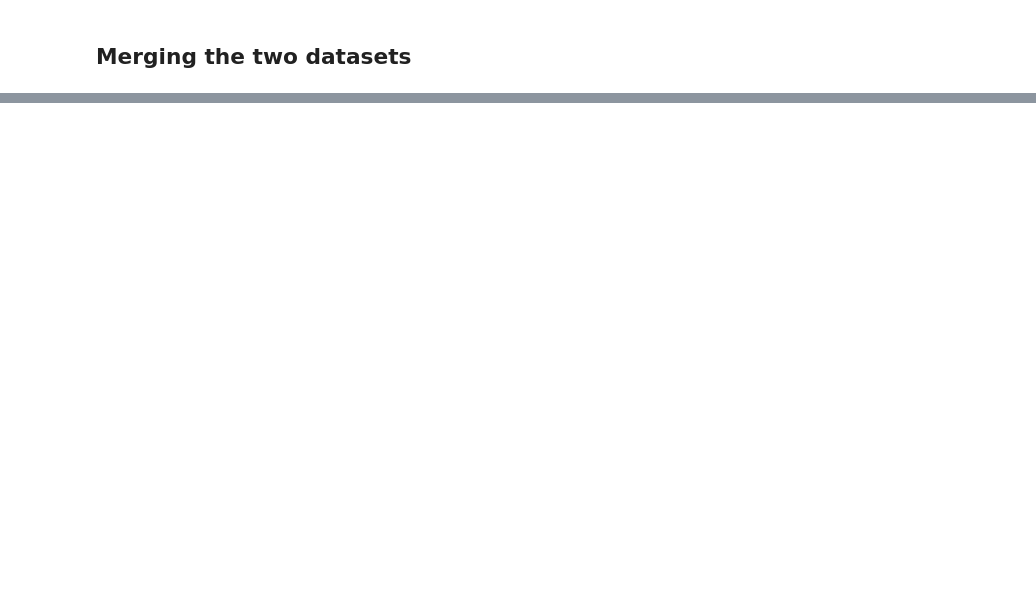
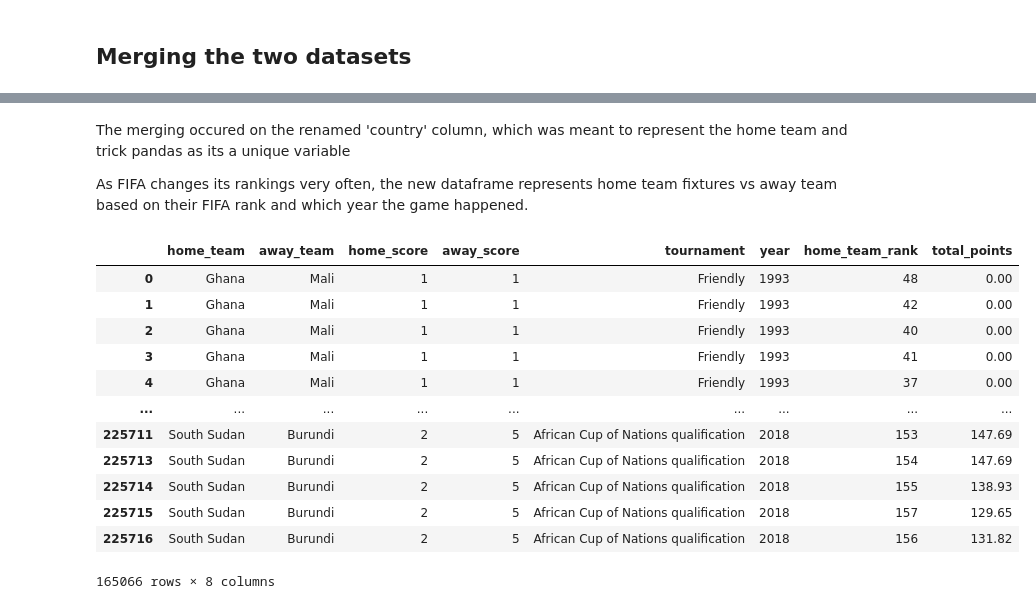
Before and after one commit to mbururyan/Football-match-predictor, a Jupyter notebook: scores_regression.ipynb, the cells around one changed output, grey strips where cells are left out. Saved outputs shown, nothing was run; the diff lists cells and outputs as text; code cells hidden in the pictures; blank space fills up the shorter version.

Commit message:
did cleaning and merged the datasets

```diff
--- a/scores_regression.ipynb
+++ b/scores_regression.ipynb
@@ -320,3 +342,7 @@ new_results
 | 40837 | Tajikistan | North Korea | 0 | 1 | Intercontinental Cup | 2019 |
 | 40838 | Papua New Guinea | Fiji | 1 | 1 | Pacific Games | 2019 |
 23478 rows × 6 columns
+# %%
+# rename home team name for merging
+new_results.rename(columns={'home_team' : 'country'}, inplace=True)
+new_results
@@ -323,2 +363,8 @@ new_results
 # %% [markdown]
 ## Merging the two datasets
+# %%
+# Merged the two datasets
+merge_one = pd.merge(new_results, new_rank, how='inner')
+#Dropped duplicates
+merge_one = merge_one.drop_duplicates()
+merge_one
@@ -324,0 +385,4 @@ new_results
+# %% [markdown]
+The merging occured on the renamed 'country' column, which was meant to represent the home team and trick pandas as its a unique variable
+
+As FIFA changes its rankings very often, the new dataframe represents home team fixtures vs away team based on their FIFA rank and which year the game happened.
@@ -324,0 +391,20 @@ new_results
+# %%
+# Cleaning the merged dataset
+
+# 1. Rename columns
+merge_one.rename(columns={'country' : 'home_team' , 'rank' : 'home_team_rank'}, inplace=True)
+merge_one
+# %% [output]
+|  | home_team | away_team | home_score | away_score | tournament | year | home_team_rank | total_points |
+| 0 | Ghana | Mali | 1 | 1 | Friendly | 1993 | 48 | 0.00 |
+| 1 | Ghana | Mali | 1 | 1 | Friendly | 1993 | 42 | 0.00 |
+| 2 | Ghana | Mali | 1 | 1 | Friendly | 1993 | 40 | 0.00 |
+| 3 | Ghana | Mali | 1 | 1 | Friendly | 1993 | 41 | 0.00 |
+| 4 | Ghana | Mali | 1 | 1 | Friendly | 1993 | 37 | 0.00 |
+| ... | ... | ... | ... | ... | ... | ... | ... | ... |
+| 225711 | South Sudan | Burundi | 2 | 5 | African Cup of Nations qualification | 2018 | 153 | 147.69 |
+| 225713 | South Sudan | Burundi | 2 | 5 | African Cup of Nations qualification | 2018 | 154 | 147.69 |
+| 225714 | South Sudan | Burundi | 2 | 5 | African Cup of Nations qualification | 2018 | 155 | 138.93 |
+| 225715 | South Sudan | Burundi | 2 | 5 | African Cup of Nations qualification | 2018 | 157 | 129.65 |
+| 225716 | South Sudan | Burundi | 2 | 5 | African Cup of Nations qualification | 2018 | 156 | 131.82 |
+165066 rows × 8 columns
```
Also changed, not shown: parts of 6 cells of this notebook, 4 other files.
